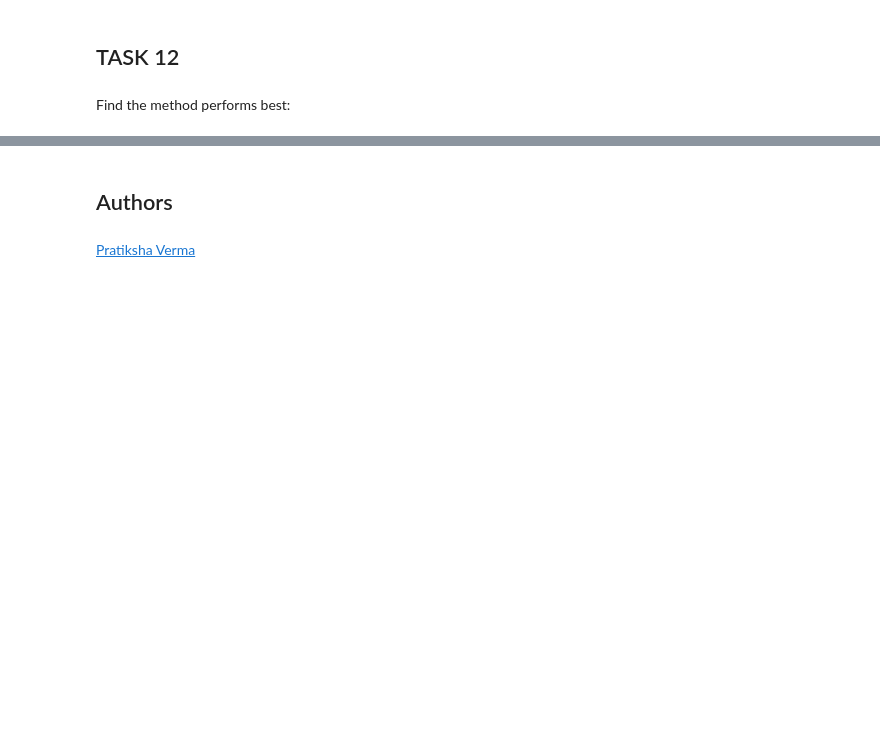
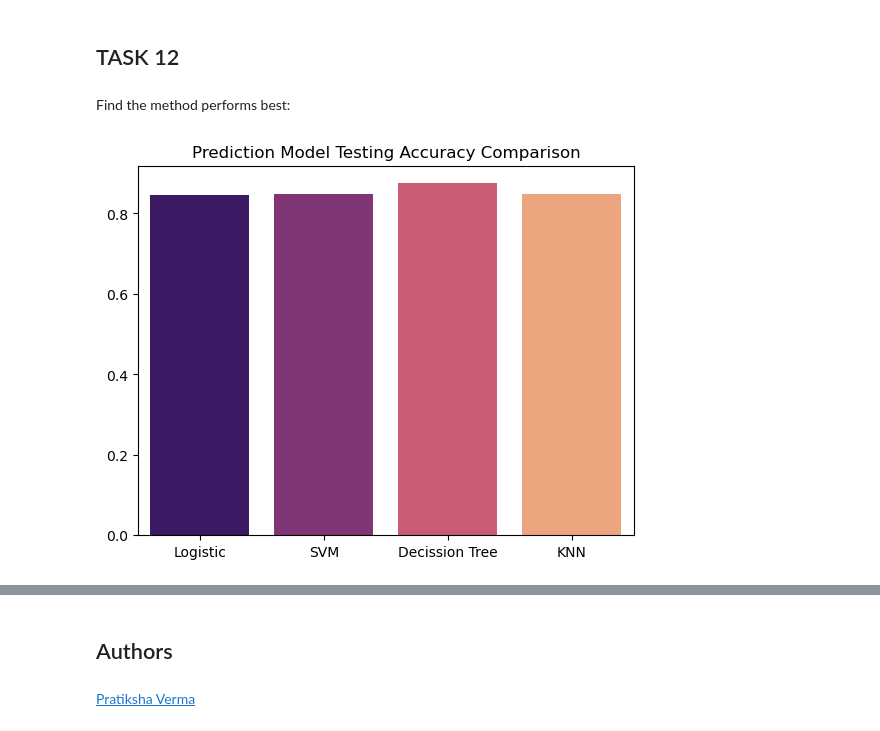
Before and after one commit to kymayodeji/SpaceX, a Jupyter notebook: spacex-machine-learning-predictions.ipynb, the cells around one changed output, grey strips where cells are left out. Saved outputs shown, nothing was run; the diff lists cells and outputs as text; code cells hidden in the pictures; blank space fills up the shorter version.

```diff
--- a/spacex-machine-learning-predictions.ipynb
+++ b/spacex-machine-learning-predictions.ipynb
@@ -347,5 +347,18 @@ plot_confusion_matrix(Y_test,yhat)
 ## TASK  12
 # %% [markdown]
 Find the method performs best:
+# %%
+# Plot results for comparison in a bar plot
+sns.barplot(x = ['Logistic', 'SVM', 'Decission Tree', 'KNN'],
+            y = [logreg_cv.best_score_,
+                 svm_cv.best_score_,
+                 tree_cv.best_score_,
+                 knn_cv.best_score_],
+            palette='magma'
+            )
+plt.title('Prediction Model Testing Accuracy Comparison')
+plt.show()
+# %% [output]
+[figure, added]
 # %%
 # Plot results for comparison in a bar plot
```
Also changed, not shown: parts of 8 cells of this notebook.
